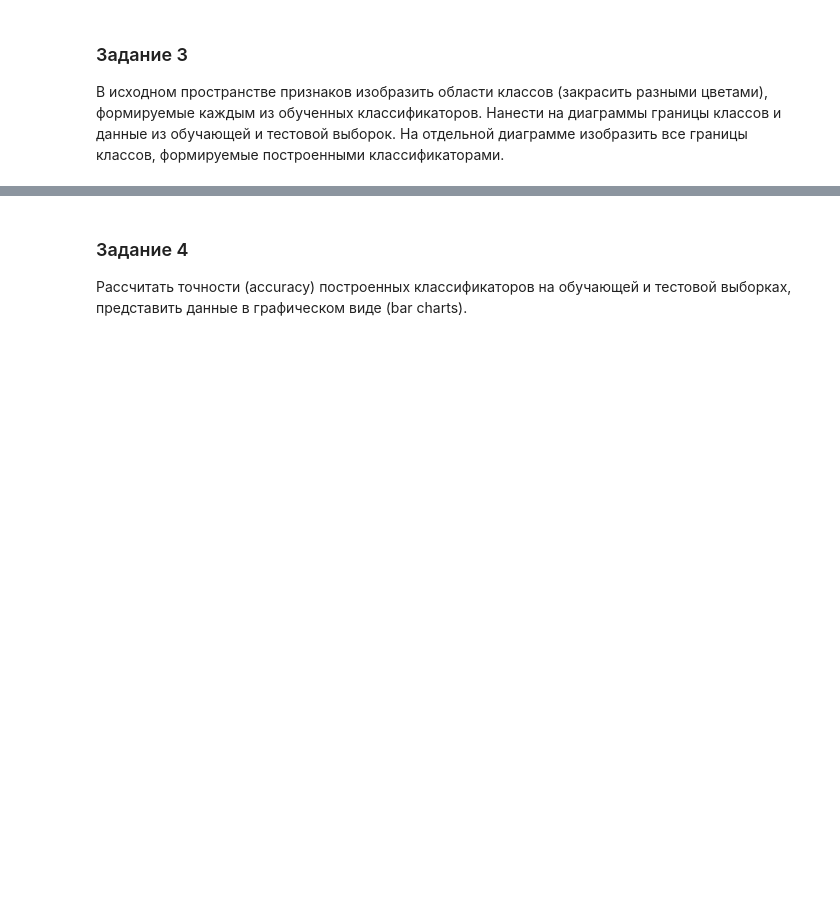
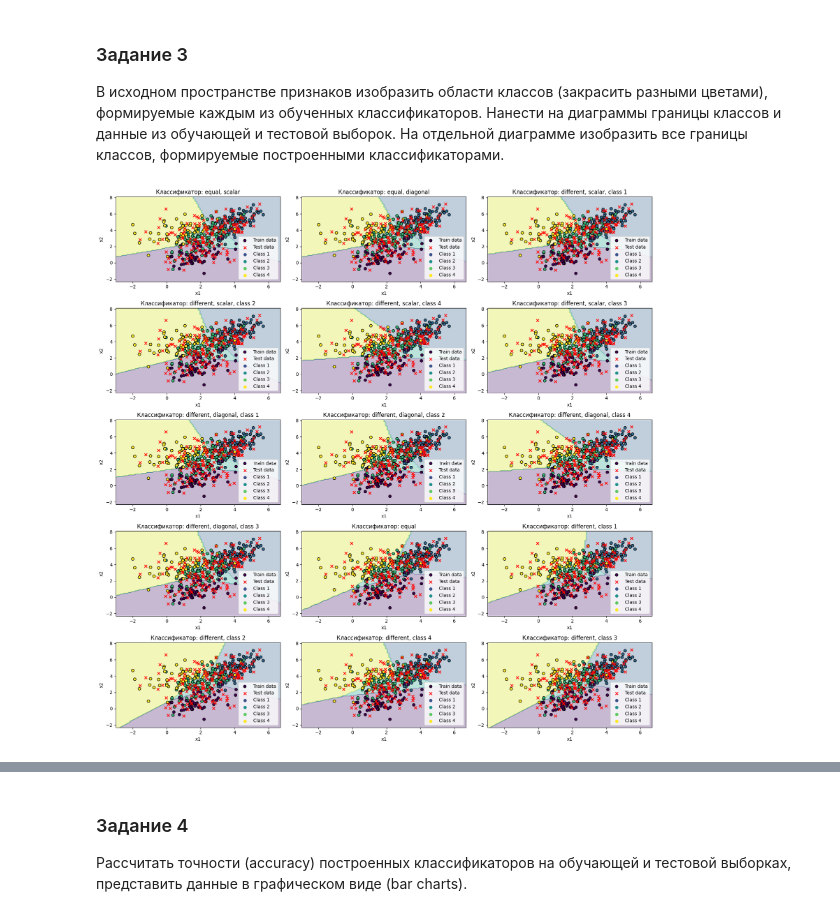
Before and after one commit to nekit2-002/ml-labs, a Jupyter notebook: laba2/laba2.ipynb, the cells around one changed output, grey strips where cells are left out. Cells and saved outputs as stored; diff of their text form; code cells hidden in the pictures; blank space fills up the shorter version.

```diff
--- a/laba2/laba2.ipynb
+++ b/laba2/laba2.ipynb
@@ -214,3 +216,45 @@ for name, clf in classifiers.items():
 # %% [markdown]
 ### Задание 3
 В исходном пространстве признаков изобразить области классов (закрасить разными цветами), формируемые каждым из обученных классификаторов. Нанести на диаграммы границы классов и данные из обучающей и тестовой выборок. На отдельной диаграмме изобразить все границы классов, формируемые построенными классификаторами.
+# %%
+# Создаем сетку для предсказаний
+x1_range = np.linspace(X_train['x1'].min() - 1, X_train['x1'].max() + 1, 100)
+x2_range = np.linspace(X_train['x2'].min() - 1, X_train['x2'].max() + 1, 100)
+xx, yy = np.meshgrid(x1_range, x2_range)
+grid_points = np.c_[xx.ravel(), yy.ravel()]
+
+# Визуализация
+plt.figure(figsize=(17, 17))
+
+num_classifiers = len(classifiers)
+rows = (num_classifiers // 3) + (num_classifiers %
+                                 3 > 0)  # Определяем количество строк
+
+for idx, (name, clf) in enumerate(classifiers.items()):
+    # Получаем предсказания для сетки
+    grid_predictions, _ = clf.predict_all(
+        pd.DataFrame(grid_points, columns=['x1', 'x2']))
+    grid_predictions = np.array(grid_predictions)
+
+    # Преобразуем предсказания в форму сетки
+    Z = np.array([np.argmax(pred)
+                 for pred in grid_predictions]).reshape(xx.shape)
+
+    plt.subplot(rows, 3, idx + 1)
+    plt.contourf(xx, yy, Z, alpha=0.3, cmap='viridis')
+    plt.scatter(X_train['x1'], X_train['x2'], c=y_train,
+                edgecolor='k', marker='o', label='Train data')
+    plt.scatter(X_test['x1'], X_test['x2'], c='red',
+                edgecolor='k', marker='x', label='Test data')
+    unique_classes = np.unique(y_train)
+    for cls in unique_classes:
+        plt.scatter([], [], label=f'Class {cls}',
+                    color=plt.cm.viridis(cls / len(unique_classes)))
+    plt.title(f'Классификатор: {name}')
+    plt.xlabel('x1')
+    plt.ylabel('x2')
+    plt.legend()
+plt.tight_layout()
+plt.show()
+# %% [output]
+[figure, added]
```
Also changed, not shown: parts of 6 cells of this notebook.
